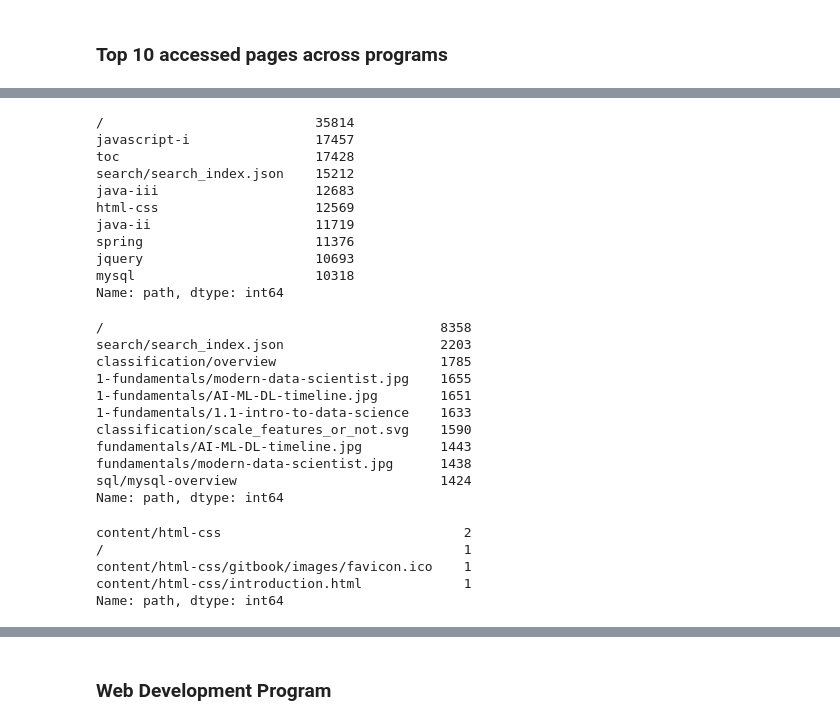
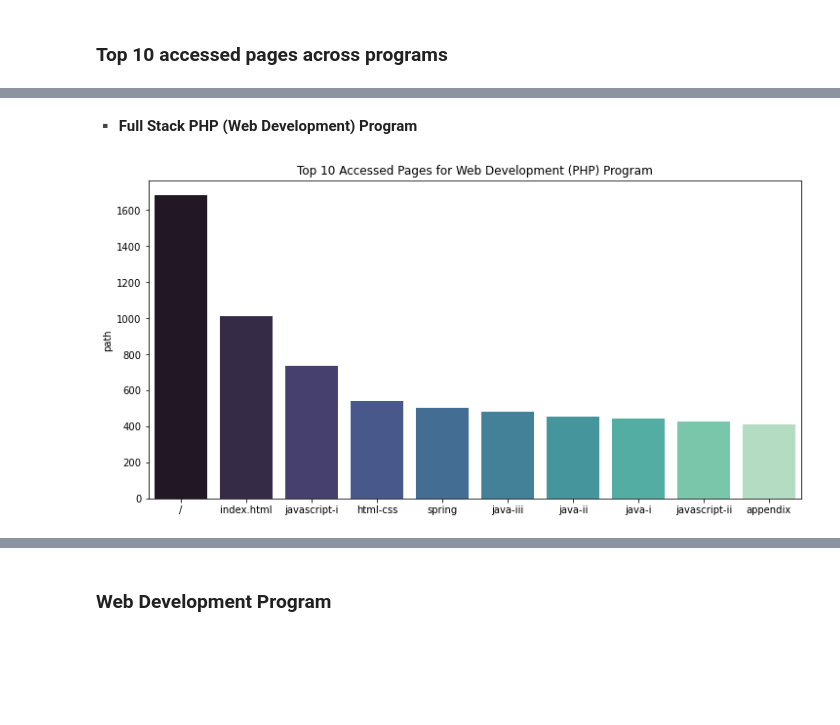
Before and after one commit to JML-Association/Anomaly-Detection-Project, a Jupyter notebook: final_report.ipynb, the cells around one changed output, grey strips where cells are left out. Saved outputs shown, nothing was run; the diff lists cells and outputs as text; code cells hidden in the pictures; blank space fills up the shorter version.

Commit message:
q1 visuals complete

```diff
--- a/final_report.ipynb
+++ b/final_report.ipynb
@@ -149,36 +135,7 @@ Name: path, dtype: int64
-# %%
-df.loc[df.program_id==2].path.value_counts().nlargest(10)
-# %% [output]
-/                           35814
-javascript-i                17457
-toc                         17428
-search/search_index.json    15212
-java-iii                    12683
-html-css                    12569
-java-ii                     11719
-spring                      11376
-jquery                      10693
-mysql                       10318
-Name: path, dtype: int64
-# %%
-df.loc[df.program_id==3].path.value_counts().nlargest(10)
-# %% [output]
-/                                           8358
-search/search_index.json                    2203
-classification/overview                     1785
-1-fundamentals/modern-data-scientist.jpg    1655
-1-fundamentals/AI-ML-DL-timeline.jpg        1651
-1-fundamentals/1.1-intro-to-data-science    1633
-classification/scale_features_or_not.svg    1590
-fundamentals/AI-ML-DL-timeline.jpg          1443
-fundamentals/modern-data-scientist.jpg      1438
-sql/mysql-overview                          1424
-Name: path, dtype: int64
-# %%
-df.loc[df.program_id==4].path.value_counts().nlargest(10)
-# %% [output]
-content/html-css                               2
-/                                              1
-content/html-css/gitbook/images/favicon.ico    1
-content/html-css/introduction.html             1
-Name: path, dtype: int64
+# %% [markdown]
+▪️ **Full Stack PHP (Web Development) Program**
+# %%
+# Calling function to plot the top 10 pages for web dep php program
+explore.q1_p1(df)
+# %% [output]
+[figure, added]
```
Also changed, not shown: parts of 9 cells of this notebook.
